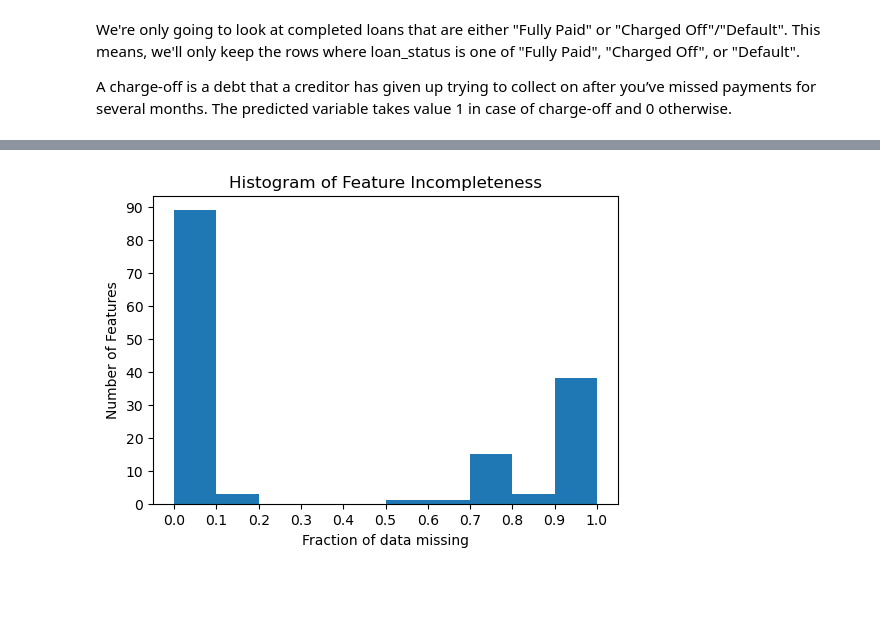
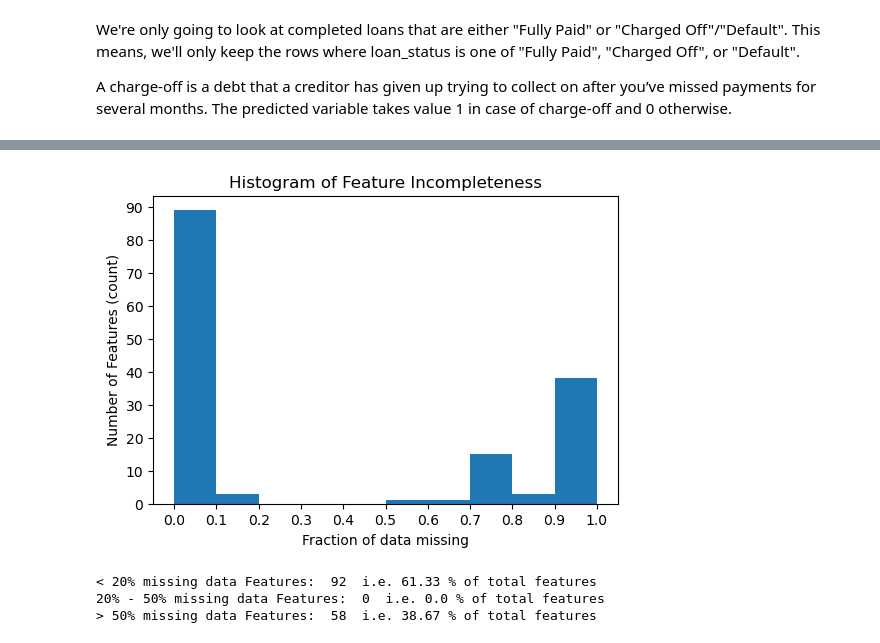
Before and after one commit to yxing12/data1030-load-default-prob, a Jupyter notebook: loan_default_prob.ipynb, the cells around one changed output, grey strips where cells are left out. Drawn from its saved outputs; the diff is of its cells as text; code cells hidden in the pictures; blank space fills up the shorter version.

```diff
--- a/loan_default_prob.ipynb
+++ b/loan_default_prob.ipynb
@@ -169,12 +154,23 @@ fraction of points with missing values: 1.0
 # %%
 perc_missing_per_ftr = perc_missing_per_ftr.sort_values(ascending=False)
 
 plt.figure(figsize=(6,4))
 perc_missing_per_ftr.plot.hist(bins=10)
 plt.title('Histogram of Feature Incompleteness')
 plt.xlabel('Fraction of data missing')
-plt.ylabel('Number of Features')
+plt.ylabel('Number of Features (count)')
 plt.xticks(np.arange(0, 1.1, 0.1))
 plt.yticks(np.arange(0, 100, 10));
 # %% [output]
-[figure, old version]
+[figure, new version]
+# %%
+small_frac_missing_ftr = sorted(list(perc_missing_per_ftr[perc_missing_per_ftr < 0.2].index))
+mid_frac_missing_ftr = sorted(list(perc_missing_per_ftr[(perc_missing_per_ftr >= 0.2) & (perc_missing_per_ftr <= 0.5)].index))
+large_frac_missing_ftr = sorted(list(perc_missing_per_ftr[perc_missing_per_ftr > 0.5].index))
+print("< 20% missing data Features: ", len(small_frac_missing_ftr),' i.e.', np.around(len(small_frac_missing_ftr) / 150 *100 ,2) ,'% of total features')
+print("20% - 50% missing data Features: ", len(mid_frac_missing_ftr),' i.e.', np.around(len(mid_frac_missing_ftr) / 150 *100 ,2) ,'% of total features')
+print("> 50% missing data Features: ", len(large_frac_missing_ftr),' i.e.', np.around(len(large_frac_missing_ftr) / 150 *100 ,2) ,'% of total features')
+# %% [output]
+< 20% missing data Features:  92  i.e. 61.33 % of total features
+20% - 50% missing data Features:  0  i.e. 0.0 % of total features
+> 50% missing data Features:  58  i.e. 38.67 % of total features
```
Also changed, not shown: parts of 15 cells of this notebook, 1 other file.
